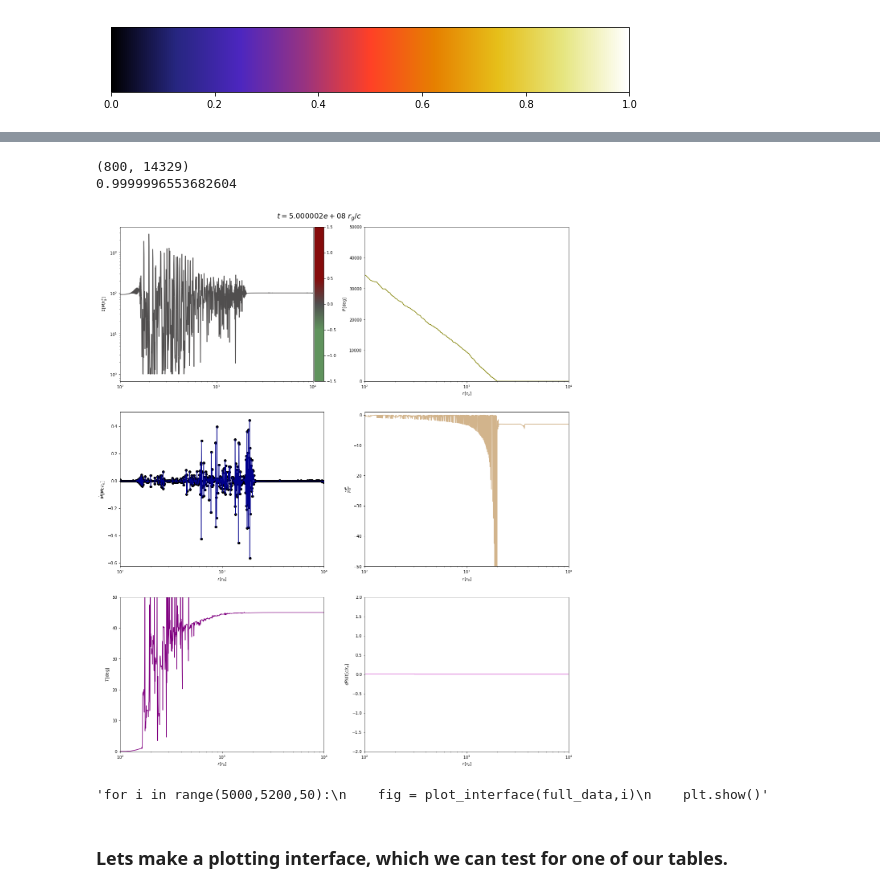
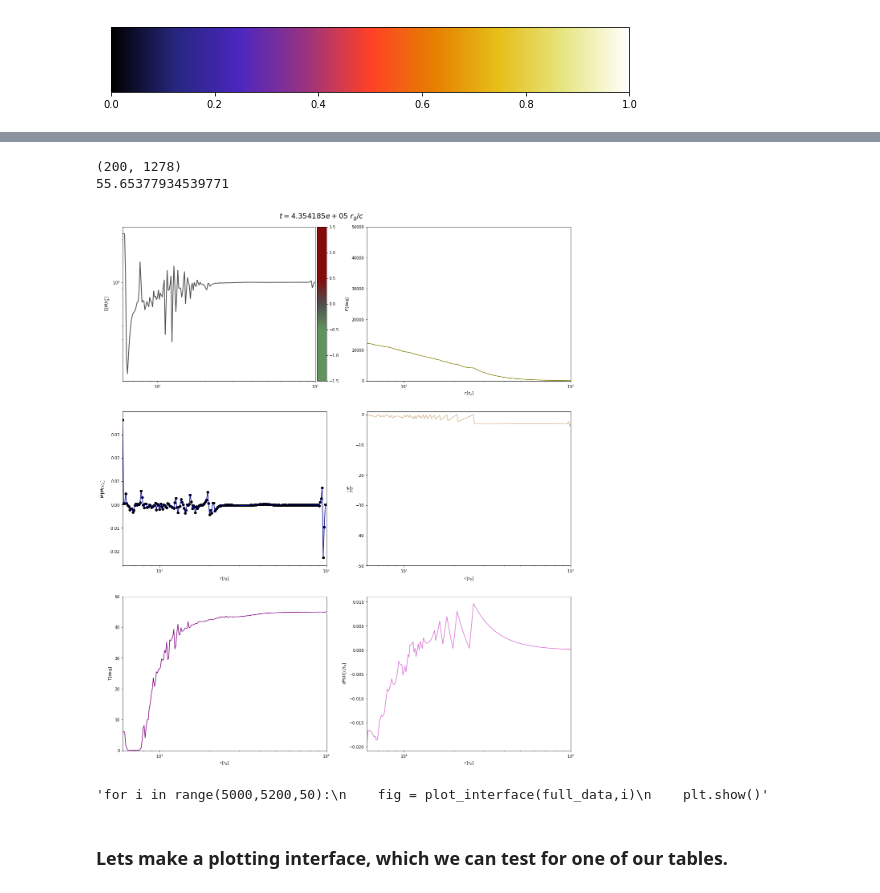
Before and after one commit to nomahen/twisted_disk_1d, a Jupyter notebook: notebooks/plot_outputs.ipynb, the cells around one changed output, grey strips where cells are left out. Drawn from its saved outputs; the diff is of its cells as text; code cells hidden in the pictures.

```diff
--- a/notebooks/plot_outputs.ipynb
+++ b/notebooks/plot_outputs.ipynb
@@ -12,10 +12,10 @@ from read_data import *
 ### to the outputs folder, the number of the first file we want to read, and the number of the last file. It then
 ### returns a list of the correct filenames which we can then feed to build_table().
 # %%
-pref = '../outputs/tilt45_rmax1e4_new/n800/evolve_rmin60_rad_'
+pref = '../outputs/evolve_rmin60_rad_'
 ngrid = 1000
 tgrid = 1000
-data_ngrid = 800
+data_ngrid = 200
 HoR=1e-3
 full_data = build_data(pref,ngrid,tgrid,data_ngrid,convert=False,HoR=HoR,order=1)
 # %%
@@ -184,39 +183,39 @@ def plot_interface(table,ind):
     ax[0][1].set_xlim(rmin,rmax)
     ax[0][1].set_xscale('log')
     #ax[0][1].set_yscale('log')
 
     ax[1][1].plot(plot_r,plot_rdpdr,color='tan')
     ax[1][1].set_xlabel(r'$r\,[r_{\rm g}]$')
     ax[1][1].set_ylabel(r'$\frac{r}{P}\frac{dP}{dr}$')
     ax[1][1].set_ylim(-50,1)
     ax[1][1].set_xlim(rmin,rmax)
     ax[1][1].set_xscale('log')
 
     ax[2][1].plot(plot_r,plot_dpdt,color='orchid')
     ax[2][1].set_xlabel(r'$r\,[r_{\rm g}]$')
     ax[2][1].set_ylabel(r'$dP/dt\,[c/r_g]$')
-    ax[2][1].set_ylim(-2,2)
+    #ax[2][1].set_ylim(-2,2)
     ax[2][1].set_xlim(rmin,rmax)
     ax[2][1].set_xscale('log')
 
     #title = "t = %s"
     plt.title(r"$t = %e \,\,r_g/c$" % time,fontsize=18,pad=20)
 
     return fig
 #fig = plot_interface(full_data,5000)
 #plt.savefig('alignment_front_early.png')
 #plt.show()
 print np.shape(full_data["r"])
-print np.min(full_data["sigma"][:,-1])
-fig = plot_interface(full_data,-1)
+print np.min(full_data["sigma"][:,10])
+fig = plot_interface(full_data,2)
 plt.show()
 '''for i in range(5000,5200,50):
     fig = plot_interface(full_data,i)
     plt.show()'''
 # %% [output]
-(800, 14329)
-0.9999996553682604
+(200, 1278)
+55.65377934539771
-[figure, old version]
+[figure, new version]
 'for i in range(5000,5200,50):\n    fig = plot_interface(full_data,i)\n    plt.show()'
 # %% [markdown]
 ### Lets make a plotting interface, which we can test for one of our tables.
```
Also changed, not shown: parts of 2 cells of this notebook, 4 other files.
